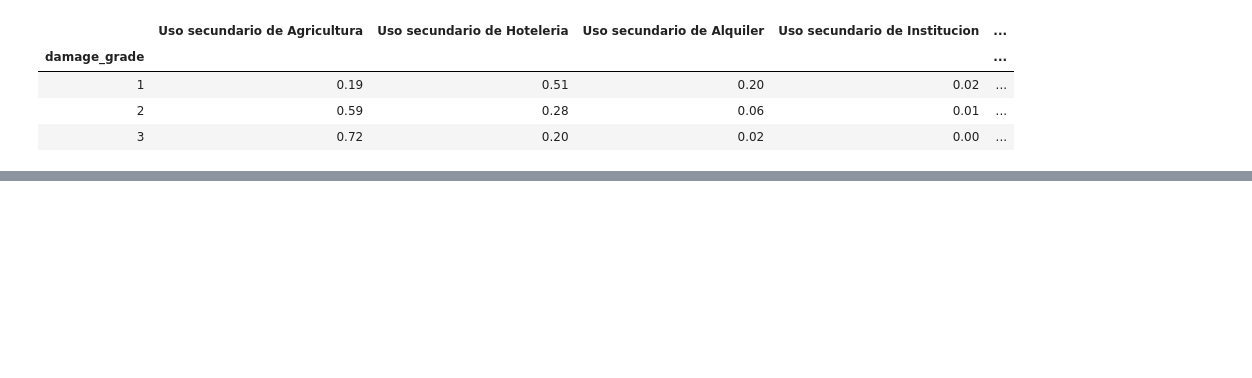
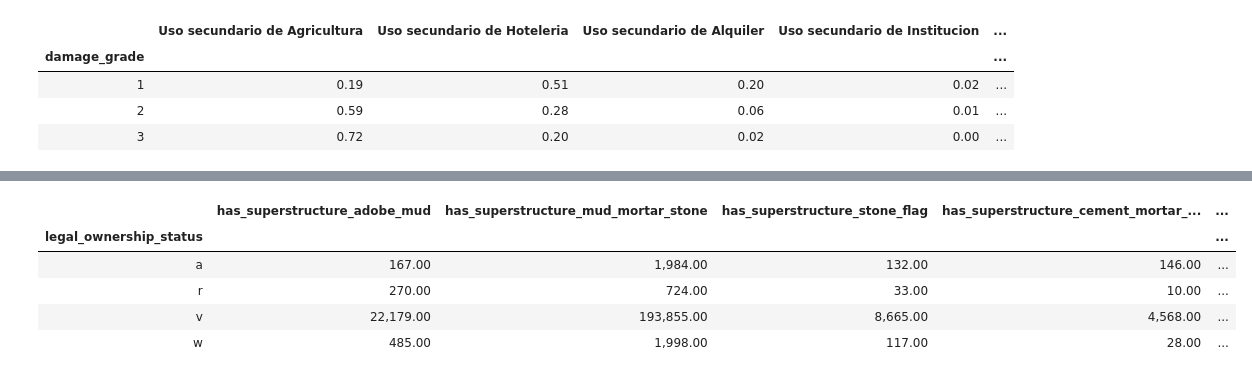
Before and after one commit to FranciscoGauna/TP-Datos-2021, a Jupyter notebook: Francisco.ipynb, the cells around one changed output, grey strips where cells are left out. Drawn from its saved outputs; the diff is of its cells as text; code cells hidden in the pictures; blank space fills up the shorter version.

```diff
--- a/Francisco.ipynb
+++ b/Francisco.ipynb
@@ -203,0 +271,24 @@ df_train_values_original.merge(df_train_labels_original)[
+# %%
+legal_structure = df_superstructure.groupby("legal_ownership_status").sum()[
+    [
+         "has_superstructure_adobe_mud",
+         "has_superstructure_mud_mortar_stone",
+         "has_superstructure_stone_flag",
+         "has_superstructure_cement_mortar_stone",
+         "has_superstructure_mud_mortar_brick",
+         "has_superstructure_cement_mortar_brick",
+         "has_superstructure_timber",
+         "has_superstructure_bamboo",
+         "has_superstructure_rc_non_engineered",
+         "has_superstructure_rc_engineered",
+         "has_superstructure_other",
+    ]
+]
+legal_structure.head()
+# %% [output]
+|  | has_superstructure_adobe_mud | has_superstructure_mud_mortar_stone | has_superstructure_stone_flag | has_superstructure_cement_mortar_... | ... |
+| legal_ownership_status |  |  |  |  | ... |
+| a | 167.00 | 1,984.00 | 132.00 | 146.00 | ... |
+| r | 270.00 | 724.00 | 33.00 | 10.00 | ... |
+| v | 22,179.00 | 193,855.00 | 8,665.00 | 4,568.00 | ... |
+| w | 485.00 | 1,998.00 | 117.00 | 28.00 | ... |
```
Also changed, not shown: parts of 16 cells of this notebook.
